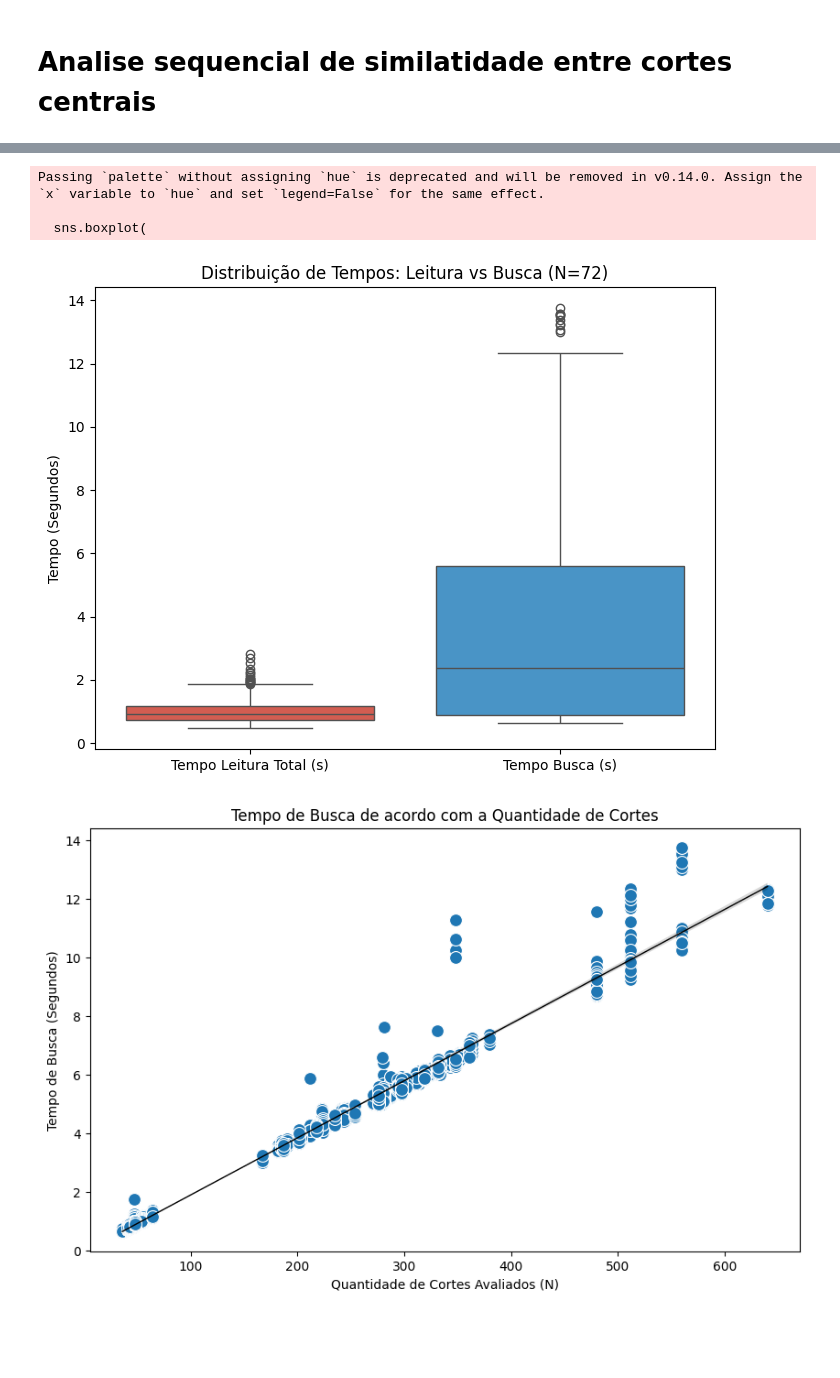
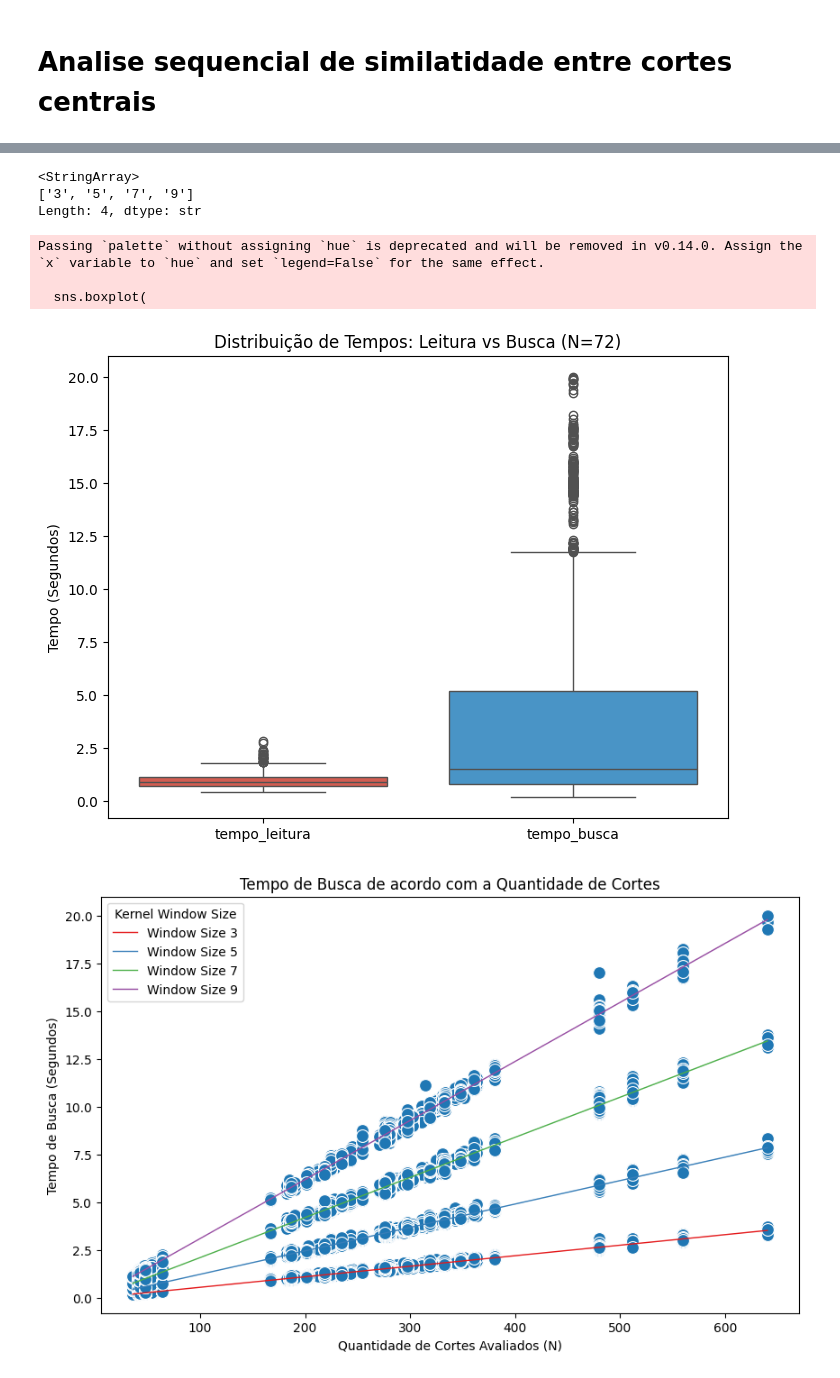
Before and after one commit to everaldina/processamento-paralelo, a Jupyter notebook: sequencial.ipynb, the cells around one changed output, grey strips where cells are left out. Cells and saved outputs as stored; diff of their text form; code cells hidden in the pictures; blank space fills up the shorter version.

```diff
--- a/sequencial.ipynb
+++ b/sequencial.ipynb
@@ -13,21 +13,23 @@ def parse_log(log_data):
     for line in log_data.strip().split('\n'):
         line = line.strip()
         if line.startswith('ID da Imagem:'):
-            current_record['ID da Imagem'] = line.split(': ')[1]
+            current_record['id'] = line.split(': ')[1]
         elif line.startswith('Quantidade de cortes B avaliados:'):
-            current_record['Cortes Avaliados'] = int(line.split(': ')[1])
+            current_record['cortes'] = int(line.split(': ')[1])
+        elif line.startswith('Kernel Window Size:'):
+            current_record['windows_size'] = line.split(': ')[1]
         elif line.startswith('Tempo de Leitura Total (A+B):'):
-            current_record['Tempo Leitura Total (s)'] = float(line.split(': ')[1].replace(' s', ''))
+            current_record['tempo_leitura'] = float(line.split(': ')[1].replace(' s', ''))
         elif line.startswith('Tempo Medio Calculo SSIM (por slice):'):
-            current_record['Tempo Medio SSIM (s)'] = float(line.split(': ')[1].replace(' s', ''))
+            current_record['tempo_medio_slice'] = float(line.split(': ')[1].replace(' s', ''))
         elif line.startswith('Tempo de Busca (SSIM loop):'):
-            current_record['Tempo Busca (s)'] = float(line.split(': ')[1].replace(' s', ''))
+            current_record['tempo_busca'] = float(line.split(': ')[1].replace(' s', ''))
         elif line.startswith('Tempo Total do Processo:'):
-            current_record['Tempo Total (s)'] = float(line.split(': ')[1].replace(' s', ''))
+            current_record['tempo_total'] = float(line.split(': ')[1].replace(' s', ''))
         elif line.startswith('Melhor Slice (Z):'):
-            current_record['Melhor Slice'] = int(line.split(': ')[1])
+            current_record['melhor_corte'] = int(line.split(': ')[1])
         elif line.startswith('SSIM Maximo Encontrado:'):
-            current_record['SSIM Maximo'] = float(line.split(': ')[1])
+            current_record['ssim_maximo'] = float(line.split(': ')[1])
             records.append(current_record)
             current_record = {}
     return pd.DataFrame(records)
@@ -72,7 +73,13 @@ df[["Cortes Avaliados", "Tempo Leitura Total (s)", "Tempo Medio SSIM (s)",
+# %%
+df['windows_size'].unique()
+# %% [output]
+<StringArray>
+['3', '5', '7', '9']
+Length: 4, dtype: str
 # %%
 plt.figure(figsize=(8, 6))
 
-df_melted = df[['Tempo Leitura Total (s)', 'Tempo Busca (s)']].melt(
+df_melted = df[['tempo_leitura', 'tempo_busca']].melt(
     var_name='Etapa do Processamento',
     value_name='Tempo (s)'
 )
@@ -92,33 +99,38 @@ plt.show()
 Passing `palette` without assigning `hue` is deprecated and will be removed in v0.14.0. Assign the `x` variable to `hue` and set `legend=False` for the same effect.
 
   sns.boxplot(
-[figure, old version]
+[figure, new version]
 # %%
 plt.figure(figsize=(10, 6))
 sns.scatterplot(
     data=df,
-    x='Cortes Avaliados',
-    y='Tempo Busca (s)',
+    x='cortes',
+    y='tempo_busca',
     s=100, # tamanho das bolinhas
     palette='deep',
     legend=False
 )
 
-sns.regplot(
-    data=df,
-    x='Cortes Avaliados',
-    y='Tempo Busca (s)',
-    scatter=False,
-    color='black',
-    line_kws={'linewidth': 1}
-)
-
+windows_sizes = df['windows_size'].unique()
+colors = sns.color_palette('Set1', n_colors=len(windows_sizes))
+for i, ws in enumerate(windows_sizes):
+    subset = df[df['windows_size'] == ws]
+    sns.regplot(
+        data=subset,
+        x='cortes',
+        y='tempo_busca',
+        scatter=False,
+        color=colors[i],
+        line_kws={'linewidth': 1},
+        label=f'Window Size {ws}'
+    )
+plt.legend(title='Kernel Window Size')
 plt.title('Tempo de Busca de acordo com a Quantidade de Cortes')
 plt.ylabel('Tempo de Busca (Segundos)')
 plt.xlabel('Quantidade de Cortes Avaliados (N)')
 plt.show()
 # %% [output]
-[figure, old version]
+[figure, new version]
 # %%
 plt.figure(figsize=(4, 6))
 sns.boxplot(
```
Also changed, not shown: parts of 4 cells of this notebook, 1 other file.
